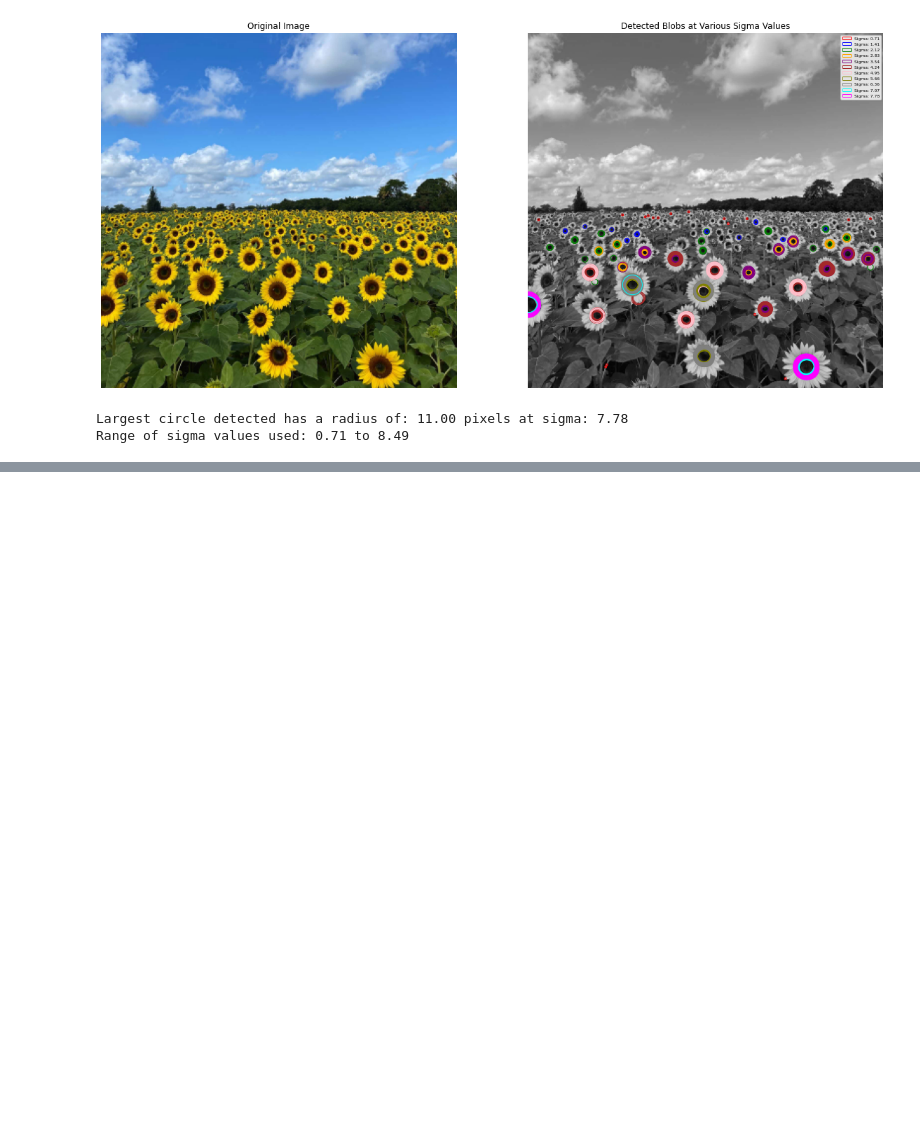
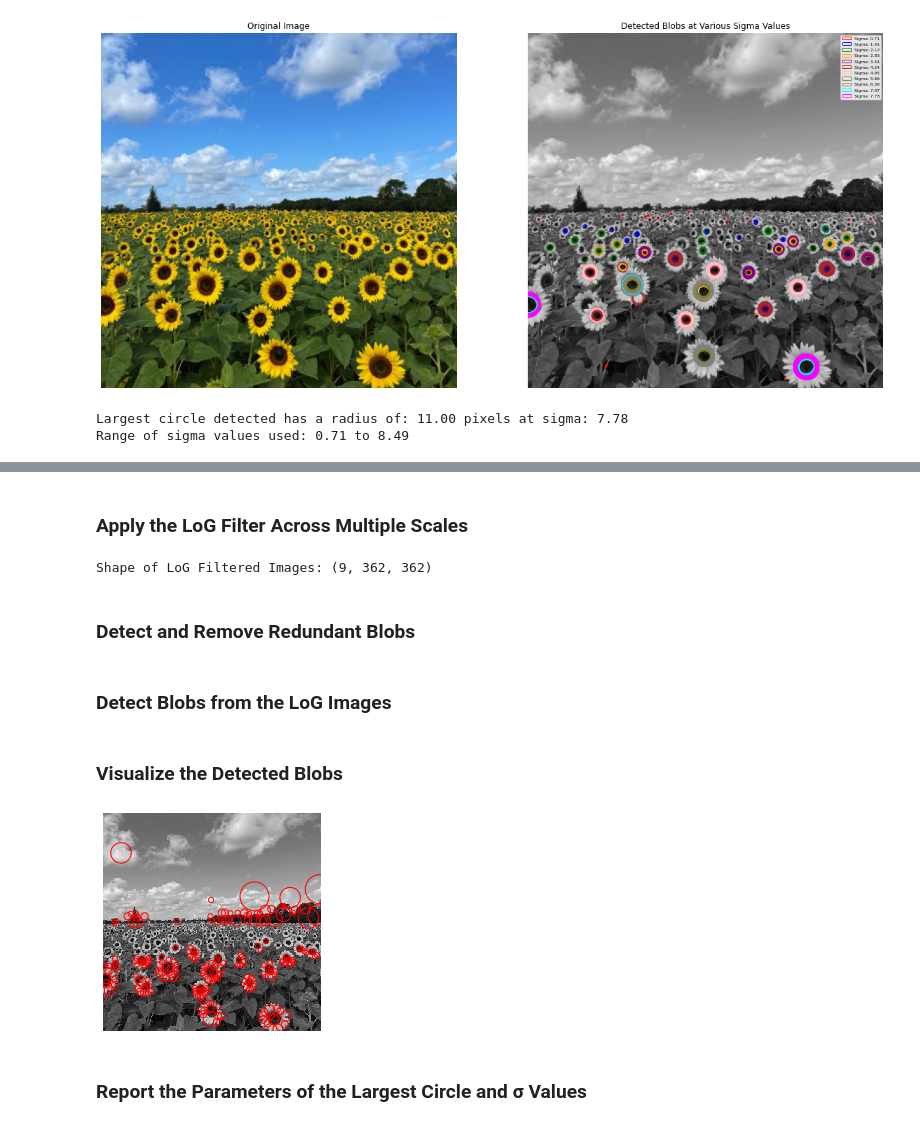
Before and after one commit to DinethraDivanjana2001/EN3166-Image-processing-and-machine-vision, a Jupyter notebook: A02 - Fitting/A02 - Fitting.ipynb, the cells around one changed output, grey strips where cells are left out. Cells and saved outputs as stored; diff of their text form; code cells hidden in the pictures; blank space fills up the shorter version.

```diff
--- a/A02 - Fitting/A02 - Fitting.ipynb
+++ b/A02 - Fitting/A02 - Fitting.ipynb
@@ -153,0 +179,34 @@ Range of sigma values used: 0.71 to 8.49
+# %%
+# Parameters for the LoG filter
+k = 1.414  # Scale multiplier
+sigma = 3.0  # Initial sigma value
+img = img / 255.0  # Normalize pixel values to [0, 1]
+
+def LoG(sigma):
+    n = np.ceil(sigma * 6)  # Determine filter window size
+    y, x = np.ogrid[-n//2:n//2+1, -n//2:n//2+1]
+    y_filter = np.exp(-(y * y) / (2.0 * sigma * sigma))
+    x_filter = np.exp(-(x * x) / (2.0 * sigma * sigma))
+    final_filter = (-(2 * sigma**2) + (x * x + y * y)) * (x_filter * y_filter) / (2 * np.pi * sigma**4)
+    return final_filter
+# %% [markdown]
+### Apply the LoG Filter Across Multiple Scales
+# %%
+def LoG_convolve(img):
+    log_images = []
+    for i in range(1, 10):
+        y = np.power(k, i)
+        sigma_1 = sigma * y
+        filter_log = LoG(sigma_1)
+        image = cv.filter2D(img, -1, filter_log)
+        image = np.pad(image, ((1, 1), (1, 1)), 'constant')
+        image = np.square(image)
+        log_images.append(image)
+    return np.array(log_images)
+
+log_image_np = LoG_convolve(img)
+print("Shape of LoG Filtered Images:", log_image_np.shape)
+# %% [output]
+Shape of LoG Filtered Images: (9, 362, 362)
+# %% [markdown]
+### Detect and Remove Redundant Blobs
@@ -153,0 +262,39 @@ Range of sigma values used: 0.71 to 8.49
+# %% [markdown]
+### Detect Blobs from the LoG Images
+# %%
+def detect_blob(log_image_np):
+    co_ordinates = []
+    h, w = img.shape
+    for i in range(1, h):
+        for j in range(1, w):
+            slice_img = log_image_np[:, i-1:i+2, j-1:j+2]
+            result = np.amax(slice_img)
+            if result >= 0.03:
+                z, x, y = np.unravel_index(slice_img.argmax(), slice_img.shape)
+                co_ordinates.append((i + x - 1, j + y - 1, k**z * sigma))
+    return co_ordinates
+
+co_ordinates = list(set(detect_blob(log_image_np)))
+co_ordinates = np.array(co_ordinates)
+co_ordinates = redundancy(co_ordinates, 0.5)
+# %% [markdown]
+### Visualize the Detected Blobs
+# %%
+fig, ax = plt.subplots()
+ax.imshow(img, interpolation='nearest', cmap="gray")
+
+radius = 0
+for blob in co_ordinates:
+    y, x, r = blob
+    c = plt.Circle((x, y), r * 1.414, color='red', linewidth=1, fill=False)
+    if r > radius:
+        radius = r * 1.414
+        param_x, param_y = x, y
+    ax.add_patch(c)
+
+ax.set_axis_off()
+plt.show()
+# %% [output]
+[figure, added]
+# %% [markdown]
+### Report the Parameters of the Largest Circle and σ Values
```
Also changed, not shown: parts of 8 cells of this notebook.
